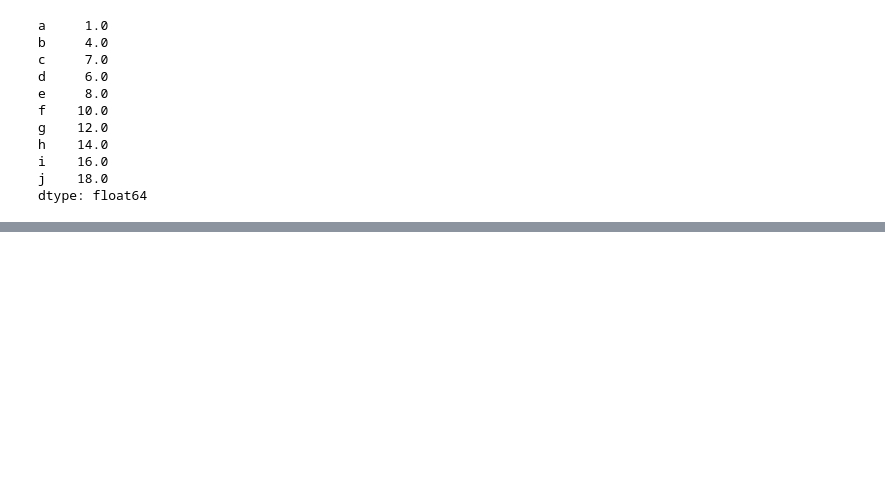
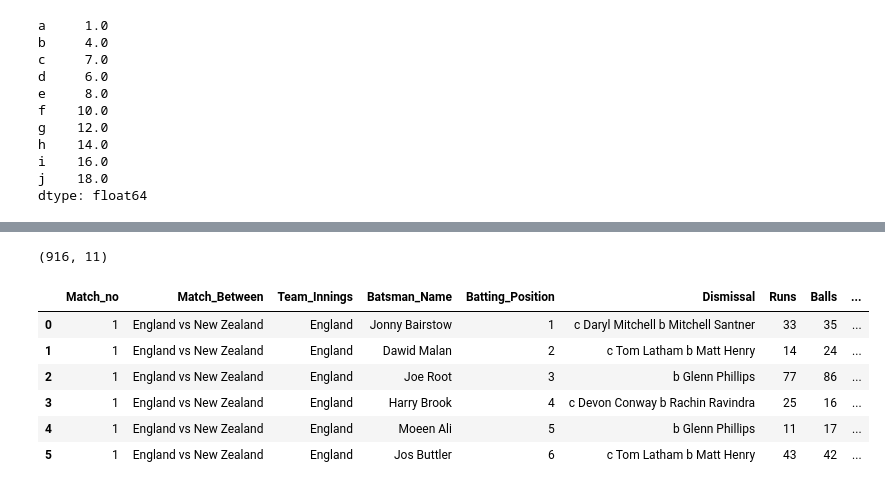
Before and after one commit to themrinalsinha/EverythingAI, a Jupyter notebook: Tools/Pandas Learnings/Introduction.ipynb, the cells around one changed output, grey strips where cells are left out. Drawn from its saved outputs; the diff is of its cells as text; code cells hidden in the pictures; blank space fills up the shorter version.

Commit message:
summary of data frame in pandas

```diff
--- a/Tools/Pandas Learnings/Introduction.ipynb
+++ b/Tools/Pandas Learnings/Introduction.ipynb
@@ -385,0 +388,5 @@ dtype: float64
+# %%
+CSV_SAMPLE_FILE = "datasets/ODI_WC_2023_batting_summary.csv"
+df = pd.read_csv(CSV_SAMPLE_FILE)
+
+df
@@ -385,0 +407,17 @@ dtype: float64
+# %%
+# How many rows and columns are present
+df.shape
+# %% [output]
+(916, 11)
+# %%
+# To see Top n and Bottom n rows.
+n = 6
+df.head(n) # top n
+# %% [output]
+|  | Match_no | Match_Between | Team_Innings | Batsman_Name | Batting_Position | Dismissal | Runs | Balls | ... |
+| 0 | 1 | England vs New Zealand | England | Jonny Bairstow | 1 | c Daryl Mitchell b Mitchell Santner | 33 | 35 | ... |
+| 1 | 1 | England vs New Zealand | England | Dawid Malan | 2 | c Tom Latham b Matt Henry | 14 | 24 | ... |
+| 2 | 1 | England vs New Zealand | England | Joe Root | 3 | b Glenn Phillips | 77 | 86 | ... |
+| 3 | 1 | England vs New Zealand | England | Harry Brook | 4 | c Devon Conway b Rachin Ravindra | 25 | 16 | ... |
+| 4 | 1 | England vs New Zealand | England | Moeen Ali | 5 | b Glenn Phillips | 11 | 17 | ... |
+| 5 | 1 | England vs New Zealand | England | Jos Buttler | 6 | c Tom Latham b Matt Henry | 43 | 42 | ... |
```
Also changed, not shown: parts of 14 cells of this notebook.
